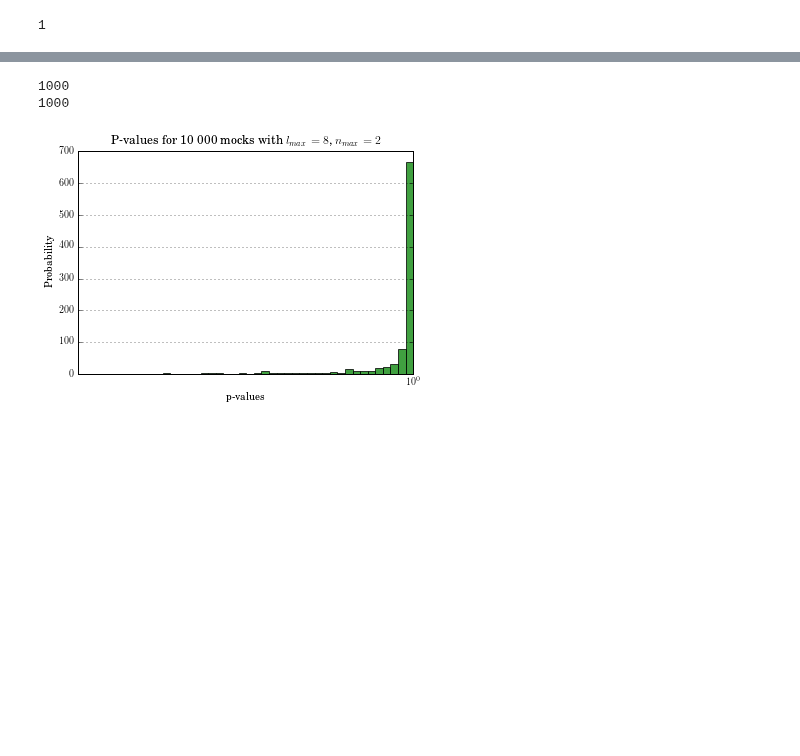
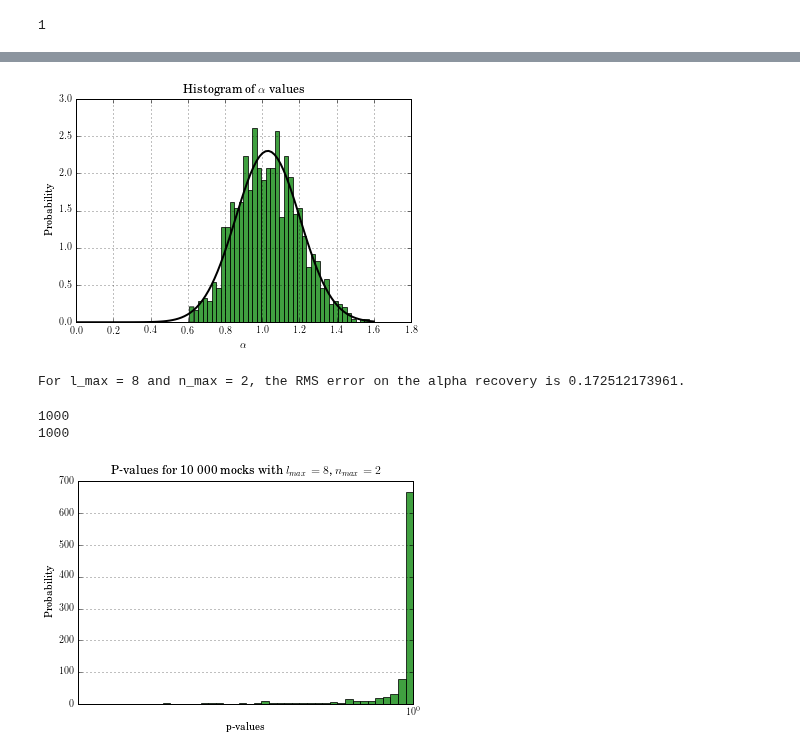
Before and after one commit to LaurencePeanuts/Music, a Jupyter notebook: Scripts/Robustness_notebook.ipynb, the cells around one changed output, grey strips where cells are left out. Saved outputs shown, nothing was run; the diff lists cells and outputs as text; code cells hidden in the pictures; blank space fills up the shorter version.

```diff
--- a/Scripts/Robustness_notebook.ipynb
+++ b/Scripts/Robustness_notebook.ipynb
@@ -73,3 +14,8 @@ print 'For l_max = ' + str(beatbox.Multiverse.truncated_lmax) + ' and n_max = '
+# %%
+execfile ("_Alpharobustness.py")
+# %% [output]
+[figure, added]
+For l_max = 8 and n_max = 2, the RMS error on the alpha recovery is 0.172512173961.
 # %%
 from scipy.stats import chi2
 print 1-chi2.cdf(1.14, 5)
```
Also changed, not shown: parts of 20 cells of this notebook, 1 other file.
